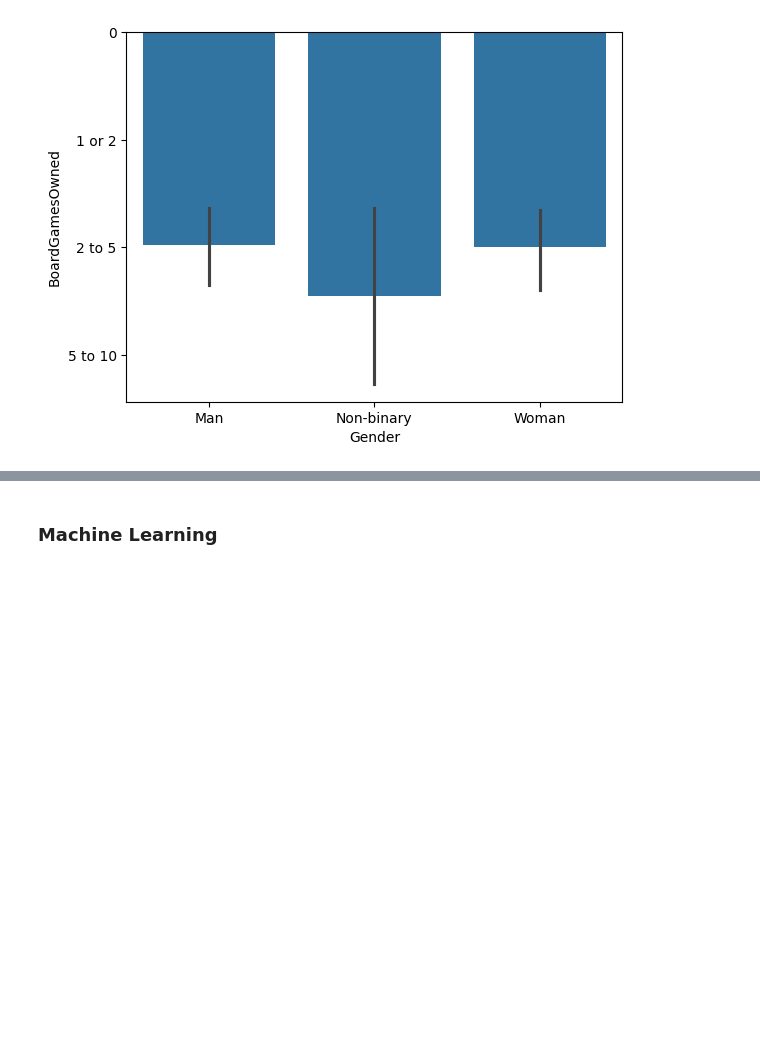
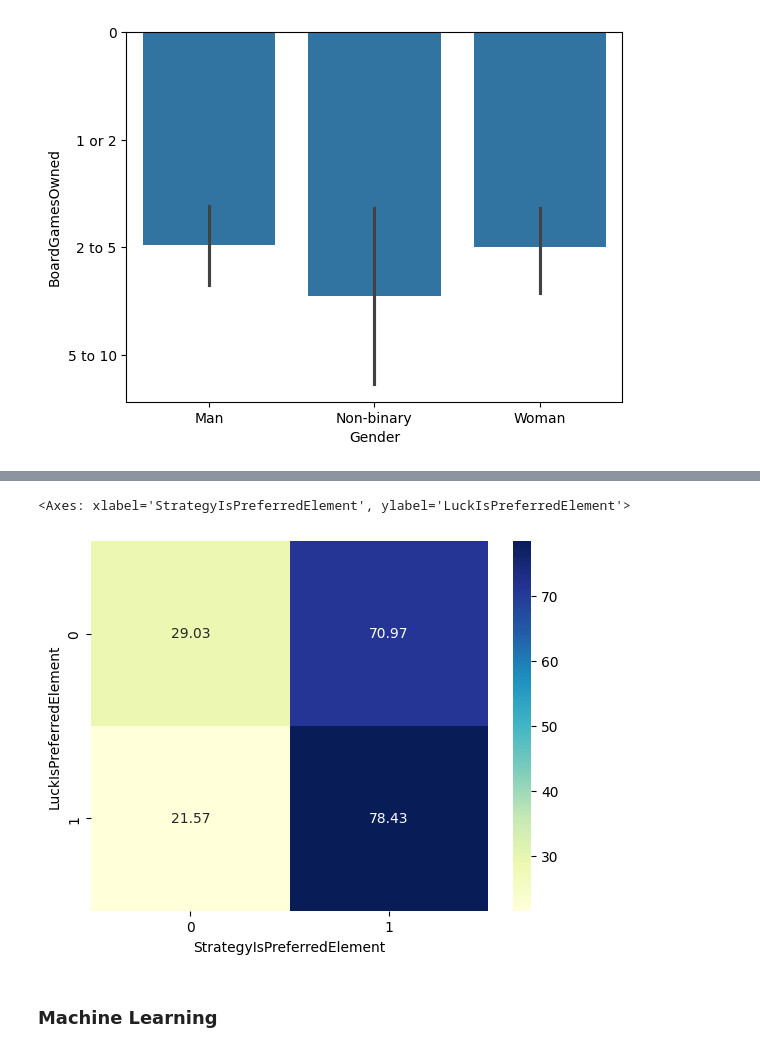
Before and after one commit to sevenwwu/sevenwwu.github.io, a Jupyter notebook: Data Science 311 Findings.ipynb, the cells around one changed output, grey strips where cells are left out. Cells and saved outputs as stored; diff of their text form; code cells hidden in the pictures; blank space fills up the shorter version.

```diff
--- a/Data Science 311 Findings.ipynb
+++ b/Data Science 311 Findings.ipynb
@@ -487,2 +560,10 @@ sns.barplot(x=cleaned_df["AOSCat"],y=cleaned_df["ChessRating"])
+# %%
+count_matrix = pd.crosstab(cleaned_df['LuckIsPreferredElement'], cleaned_df["StrategyIsPreferredElement"])
+
+percent_matrix = count_matrix.div(count_matrix.sum(axis=1), axis=0) * 100
+sns.heatmap(percent_matrix, annot=True, fmt=".2f", cmap="YlGnBu", cbar=True)
+# %% [output]
+<Axes: xlabel='StrategyIsPreferredElement', ylabel='LuckIsPreferredElement'>
+[figure, added]
 # %% [markdown]
 ### Machine Learning
```
Also changed, not shown: parts of 6 cells of this notebook.
